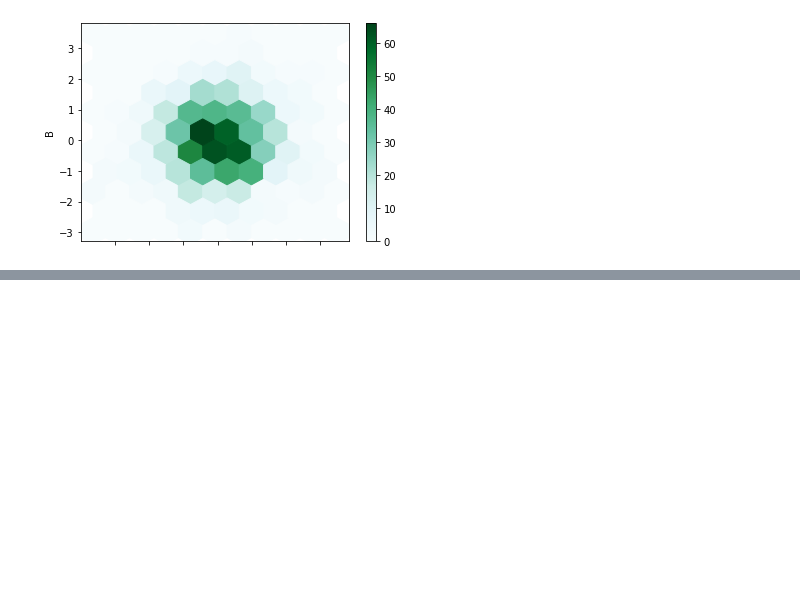
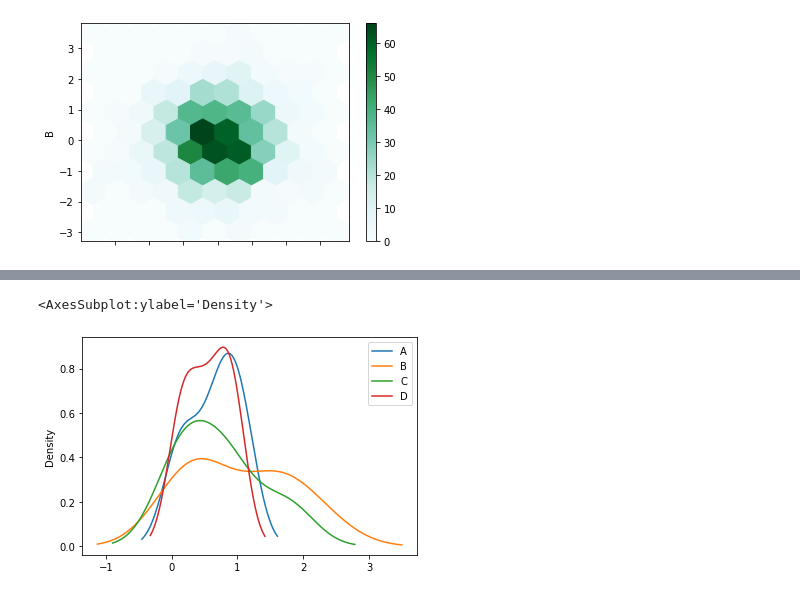
Before and after one commit to MertKara2000/Pandas, a Jupyter notebook: Pandas.ipynb, the cells around one changed output, grey strips where cells are left out. Saved outputs shown, nothing was run; the diff lists cells and outputs as text; code cells hidden in the pictures; blank space fills up the shorter version.

```diff
--- a/Pandas.ipynb
+++ b/Pandas.ipynb
@@ -807,0 +818,5 @@ df.plot.hexbin(x='A', y='B', gridsize=10)
+# %%
+df2.plot.density()
+# %% [output]
+<AxesSubplot:ylabel='Density'>
+[figure, added]
```
Also changed, not shown: parts of 2 cells of this notebook.
